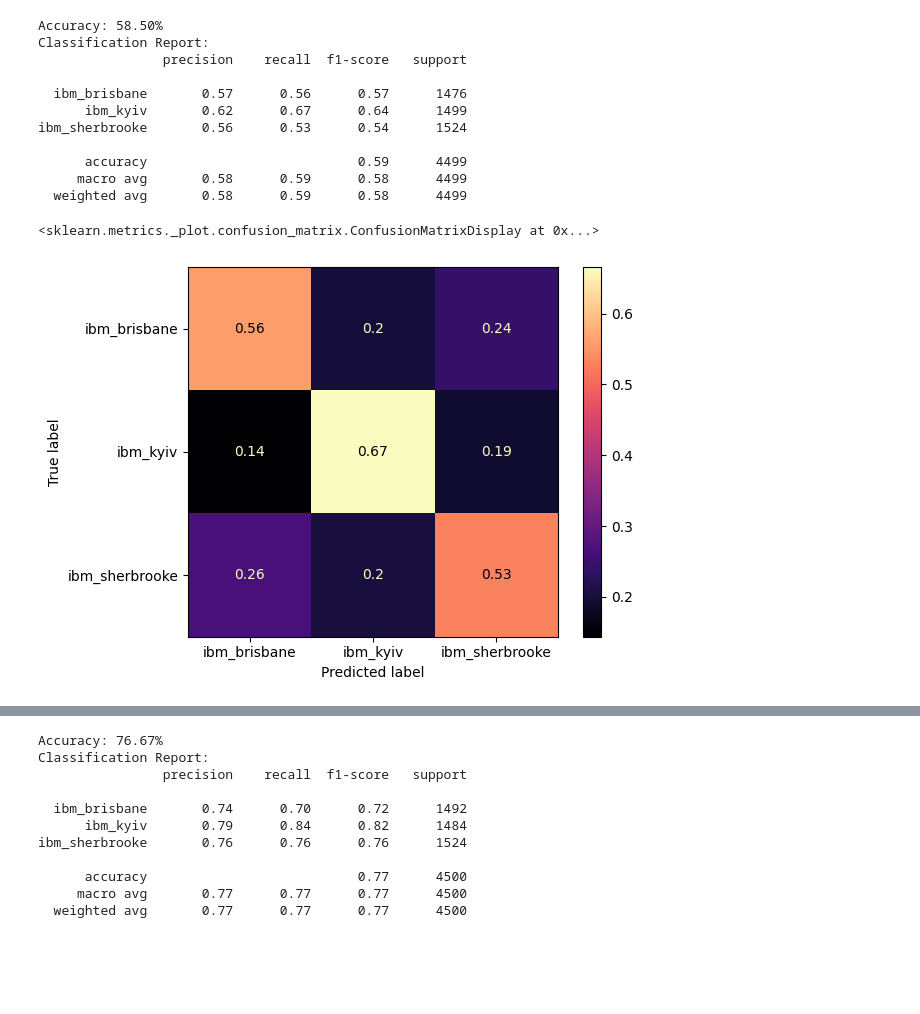
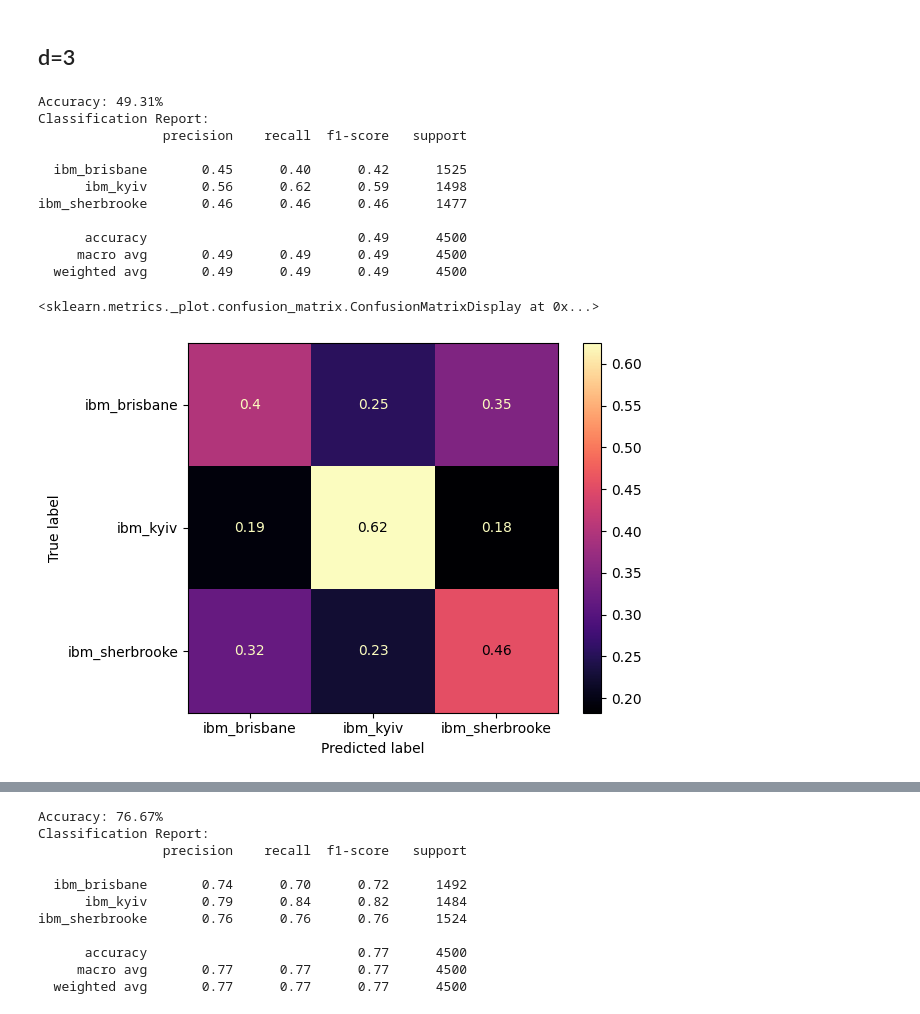
Before and after one commit to devon-campbell/qtcodes, a Jupyter notebook: fingerprinting/xxzz/classifier.ipynb, the cells around one changed output, grey strips where cells are left out. Saved outputs shown, nothing was run; the diff lists cells and outputs as text; code cells hidden in the pictures; blank space fills up the shorter version.

Commit message:
mulity backend classification and binary classifier

```diff
--- a/fingerprinting/xxzz/classifier.ipynb
+++ b/fingerprinting/xxzz/classifier.ipynb
@@ -8,30 +8,0 @@ from sklearn.metrics import accuracy_score, classification_report, ConfusionMatr
-# %%
-def json_to_expanded_df(json_file):
-    with open(json_file, 'r') as f:
-        data = json.load(f)
-
-    def process_data(data):
-        rows = []
-        for backend, results in data.items():
-            for key, count in results.items():
-                split_data = key.split()  # Split based on space
-                readout = int(split_data[0])  # L value (Z readout)
-                bitstrings = split_data[1:]  # Remaining are the rounds
-
-                # Flatten the bitstrings into individual bits
-                expanded_bits = [int(bit) for bitstring in bitstrings for bit in bitstring]
-                # Append backend, readout, and count
-                rows.append([backend] + expanded_bits + [readout, count])
-
-        return rows
-
-    # Column names based on the description (Backend, Z Readout, X3_2 ... Z0_0, count)
-    columns = [
-        'backend',
-        'X3_2', 'X2_2', 'X1_2', 'X0_2', 'Z3_2', 'Z2_2', 'Z1_2', 'Z0_2',
-        'X3_1', 'X2_1', 'X1_1', 'X0_1', 'Z3_1', 'Z2_1', 'Z1_1', 'Z0_1',
-        'X3_0', 'X2_0', 'X1_0', 'X0_0', 'Z3_0', 'Z2_0', 'Z1_0', 'Z0_0',
-        'z_readout', 'count'
-    ]
-
-    return pd.DataFrame(process_data(data), columns=columns)
@@ -42,4 +8,0 @@ json_to_expanded_df(f'{name}_results.json').to_csv(f'{name}.csv', index=False)
-# %%
-#df = json_to_expanded_df('data/qubit1Z_results.json')
-df = pd.read_csv(f'{name}.csv')
-df
@@ -63,5 +12,3 @@ df
 - `index_flip`: Eight columns (index_flip_0 to index_flip_7), representing the number of bit flips for each index between the three rounds.
 - `agreement`: Proportion of bits that agree across all three rounds for each row.
 - `flip_errs`: Count of the number of errors (1s) in the last four bits (Z3, Z2, Z1, Z0) of each round, where these bits should always be zero.
-# %%
-classifier, df, y_test, y_pred = build_backend_classifier(df)
@@ -212,19 +304,28 @@ def build_backend_classifier(df, expected_readout=0, d=5):
+# %% [markdown]
+## d=3
 # %%
-json_file = 'data/qubit1Z_d3_results.json'
+# qubit1Z_d3_state.pkl : qubit1Z_d3_{backend}_transpiled.qpy (at time of creation)
+json_file = 'data/json/qubit1Z_d3_results.json'
 df = json_to_expanded_df(json_file, d=3)
 clf, updated_df, y_test, y_pred = build_backend_classifier(df, d=3)
 ConfusionMatrixDisplay.from_predictions(y_test, y_pred, cmap='magma', normalize='true')
-# %% [output]
-Accuracy: 58.50%
-Classification Report:
-                precision    recall  f1-score   support
-
-  ibm_brisbane       0.57      0.56      0.57      1476
-      ibm_kyiv       0.62      0.67      0.64      1499
-ibm_sherbrooke       0.56      0.53      0.54      1524
-
-      accuracy                           0.59      4499
-     macro avg       0.58      0.59      0.58      4499
-  weighted avg       0.58      0.59      0.58      4499
-<sklearn.metrics._plot.confusion_matrix.ConfusionMatrixDisplay at 0x...>
-[figure, removed]
+# %%
+# qubit1Z_d3_state.pkl : qubit1Z_d3_{backend}_transpiled.qpy (1 week later)
+json_file = 'data/json/qubit1Z_d3_2_results.json'
+df = json_to_expanded_df(json_file, d=3)
+clf, updated_df, y_test, y_pred = build_backend_classifier(df, d=3)
+ConfusionMatrixDisplay.from_predictions(y_test, y_pred, cmap='magma', normalize='true')
+# %% [output]
+Accuracy: 49.31%
+Classification Report:
+                precision    recall  f1-score   support
+
+  ibm_brisbane       0.45      0.40      0.42      1525
+      ibm_kyiv       0.56      0.62      0.59      1498
+ibm_sherbrooke       0.46      0.46      0.46      1477
+
+      accuracy                           0.49      4500
+     macro avg       0.49      0.49      0.49      4500
+  weighted avg       0.49      0.49      0.49      4500
+<sklearn.metrics._plot.confusion_matrix.ConfusionMatrixDisplay at 0x...>
+[figure, added]
```
Also changed, not shown: parts of 33 cells of this notebook, 21 other files.
